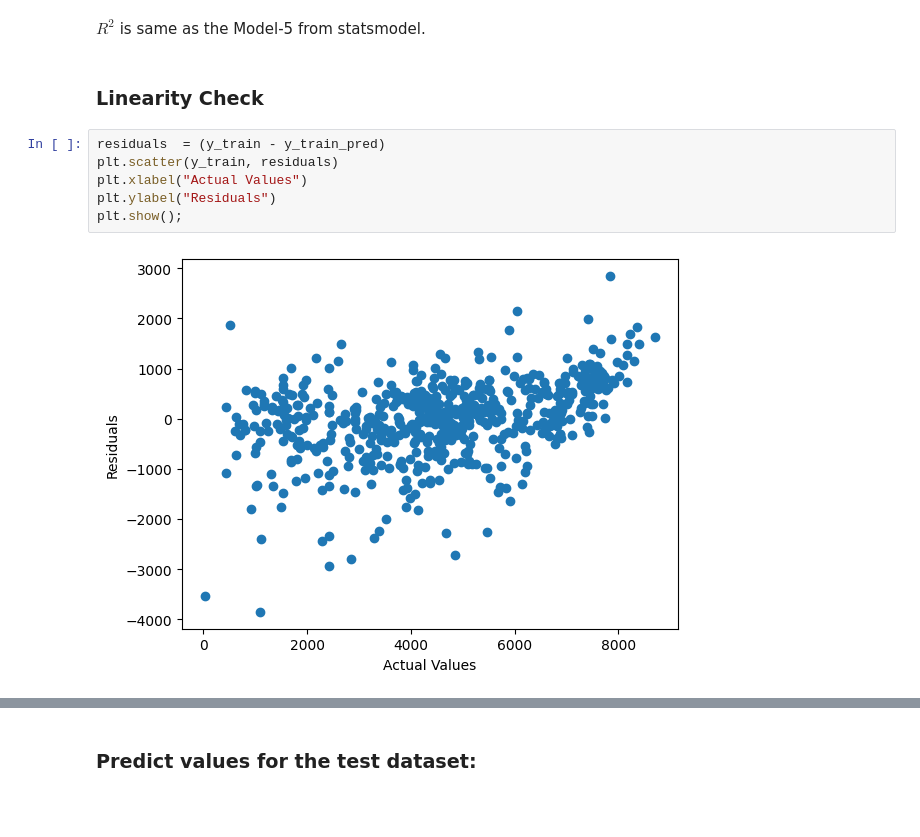
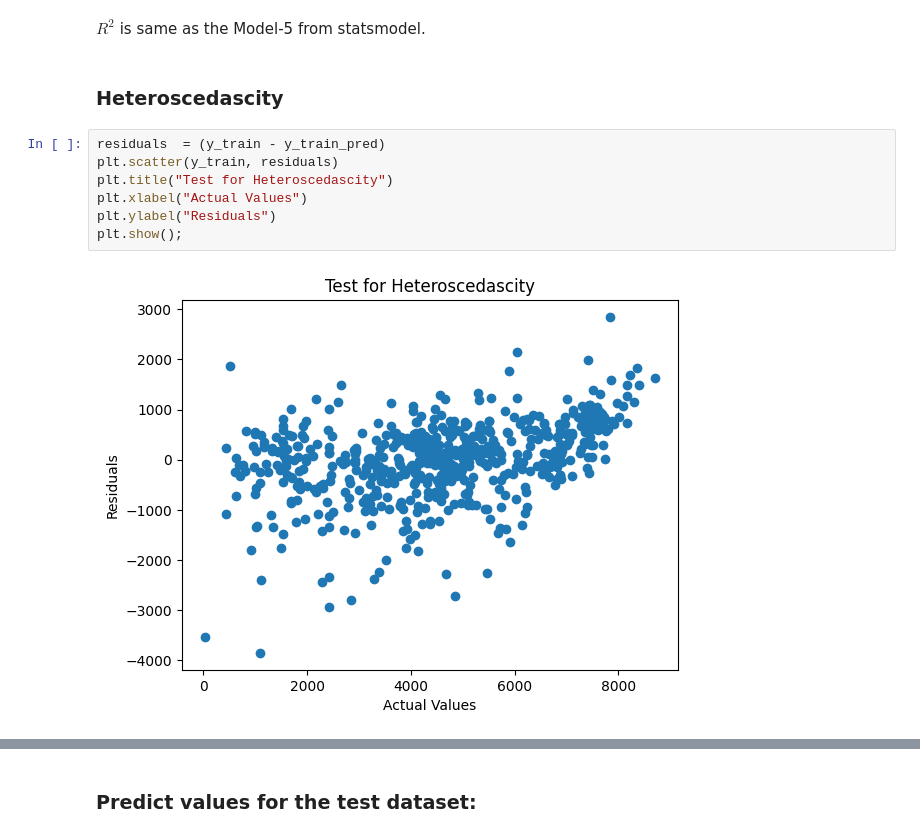
Before and after one commit to jaegarbomb/BikeSharing, a Jupyter notebook: Bike_Sharing_Analysis.ipynb, the cells around one changed output, grey strips where cells are left out. Cells and saved outputs as stored; diff of their text form; blank space fills up the shorter version.

```diff
--- a/Bike_Sharing_Analysis.ipynb
+++ b/Bike_Sharing_Analysis.ipynb
@@ -641,13 +644,14 @@ round(r2_score(y_train, y_train_pred),3)
 0.84
 # %% [markdown]
 $R^{2}$ is same as the Model-5 from statsmodel.
-# %% [markdown]
-### Linearity Check
+# %% [markdown]
+### Heteroscedascity
 # %%
 residuals  = (y_train - y_train_pred)
 plt.scatter(y_train, residuals)
+plt.title("Test for Heteroscedascity")
 plt.xlabel("Actual Values")
 plt.ylabel("Residuals")
 plt.show();
 # %% [output]
-[figure, old version]
+[figure, new version]
```
Also changed, not shown: parts of 29 cells of this notebook.
